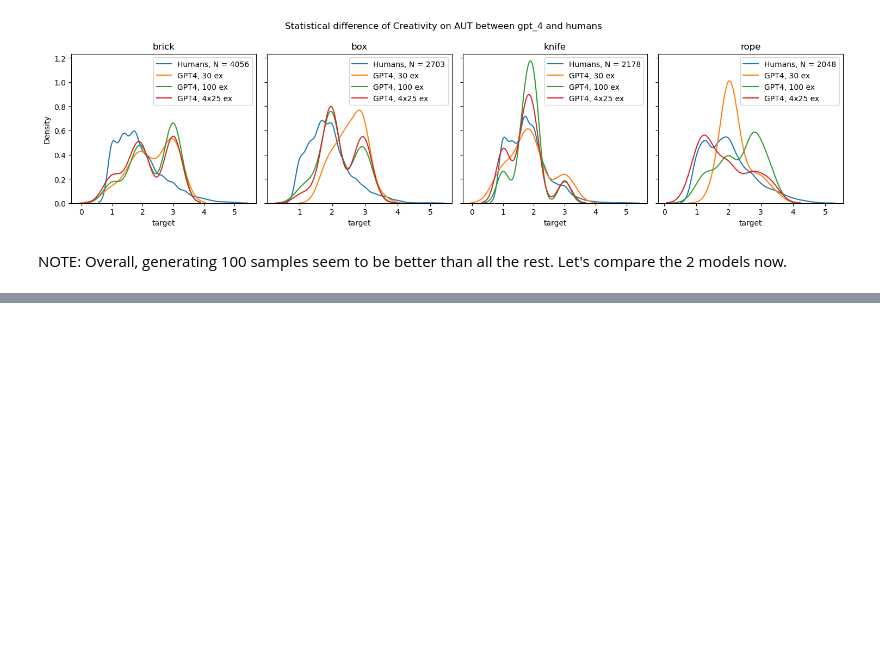
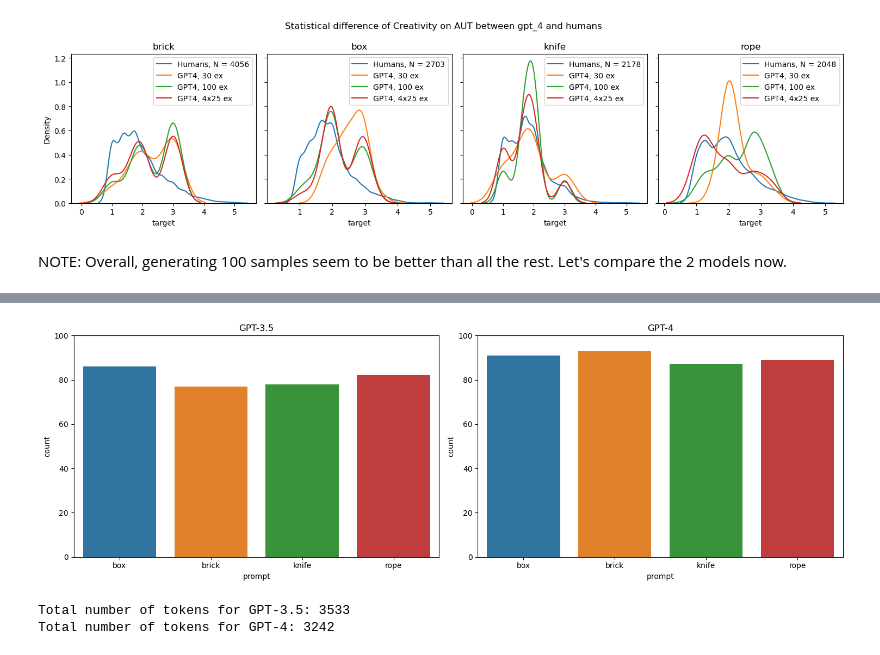
Before and after one commit to Maximelel/LLM_creativity_aut, a Jupyter notebook: experiments.ipynb, the cells around one changed output, grey strips where cells are left out. Cells and saved outputs as stored; diff of their text form; code cells hidden in the pictures; blank space fills up the shorter version.

```diff
--- a/experiments.ipynb
+++ b/experiments.ipynb
@@ -226,0 +319,30 @@ NOTE: GPT3.5 seems to be slightly better.
+# %%
+fig, axs = plt.subplots(1, 2, figsize=(15, 5))
+sns.countplot(data=ocsai_eval_merged_gpt35_100, x='prompt', ax=axs[0])
+axs[0].set_title('GPT-3.5')
+axs[0].set_ylim(0, 100)
+sns.countplot(data=ocsai_eval_merged_gpt4_100, x='prompt', ax=axs[1])
+axs[1].set_title('GPT-4')
+axs[1].set_ylim(0, 100)
+plt.tight_layout()
+plt.show()
+# %% [output]
+[figure, added]
+# %%
+prompt_test = create_prompt('rope', 100)
+
+test_df = pd.read_csv('./data_ocsai/data_exp1/gpt_4/aut_rope_100_test_context_window.csv')
+
+N_prompt_tokens = len(prompt_test.split())
+N_output_tokens_35 = test_df['response'].apply(lambda x: len(x.split())).sum()
+N_output_tokens_4 = ocsai_eval_merged_gpt4_100['response'].apply(lambda x: len(x.split())).sum()
+#print(f"Number of tokens in the prompt: {N_prompt_tokens}")
+#print(f"Number of tokens in the output for GPT-3.5: {N_output_tokens_35}")
+#print(f"Number of tokens in the output for GPT-4: {N_output_tokens_4}")
+
+# total number of tokens for gpt3.5 and gpt4
+print(f"Total number of tokens for GPT-3.5: {N_prompt_tokens + N_output_tokens_35}")
+print(f"Total number of tokens for GPT-4: {N_prompt_tokens + N_output_tokens_4}")
+# %% [output]
+Total number of tokens for GPT-3.5: 3533
+Total number of tokens for GPT-4: 3242
```
Also changed, not shown: parts of 35 cells of this notebook, 4 other files.
